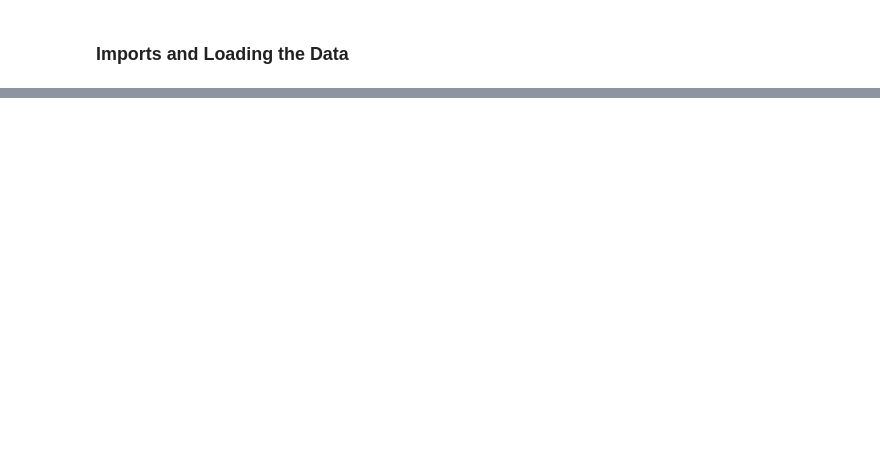
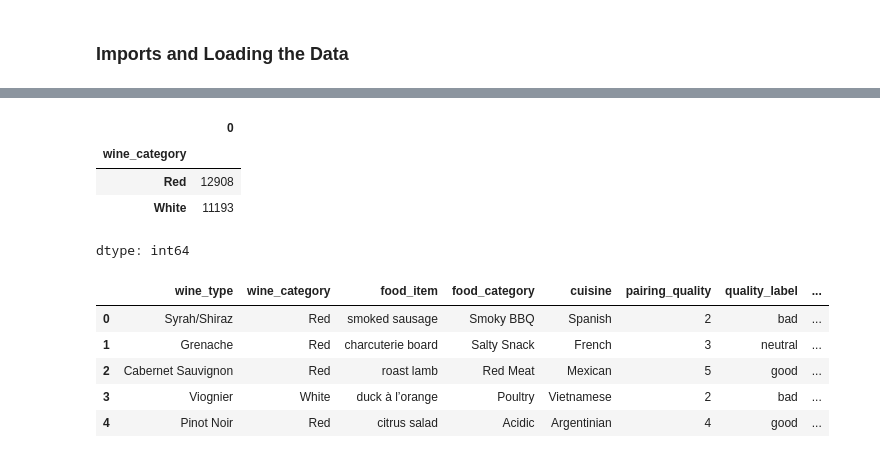
Before and after one commit to akjieettt/data-science-final-project, a Jupyter notebook: DataScienceProject.ipynb, the cells around one changed output, grey strips where cells are left out. Saved outputs shown, nothing was run; the diff lists cells and outputs as text; code cells hidden in the pictures; blank space fills up the shorter version.

```diff
--- a/DataScienceProject.ipynb
+++ b/DataScienceProject.ipynb
@@ -928,0 +240,33 @@ This suggests that chemistry alone provides meaningful—but incomplete—inform
+# %%
+# Drop the wine and food pairings that don't have a red or white wine
+df_pairing = df_pairing[df_pairing['wine_category'].isin(['Red', 'White'])]
+df_pairing.reset_index(drop=True, inplace=True)
+
+display(df_pairing.groupby('wine_category').size())
+
+# Make sure pairing_quality is numeric (int or float)
+df_pairing['pairing_quality'] = pd.to_numeric(df_pairing['pairing_quality'])
+
+quality_to_label = {
+    1: 'bad',
+    2: 'bad',
+    3: 'neutral',
+    4: 'good',
+    5: 'good'
+}
+
+df_pairing['quality_label'] = df_pairing['pairing_quality'].map(quality_to_label)
+
+display(df_pairing.head())
+# %% [output]
+|  | 0 |
+| wine_category |  |
+| Red | 12908 |
+| White | 11193 |
+dtype: int64
+|  | wine_type | wine_category | food_item | food_category | cuisine | pairing_quality | quality_label | ... |
+| 0 | Syrah/Shiraz | Red | smoked sausage | Smoky BBQ | Spanish | 2 | bad | ... |
+| 1 | Grenache | Red | charcuterie board | Salty Snack | French | 3 | neutral | ... |
+| 2 | Cabernet Sauvignon | Red | roast lamb | Red Meat | Mexican | 5 | good | ... |
+| 3 | Viognier | White | duck à l’orange | Poultry | Vietnamese | 2 | bad | ... |
+| 4 | Pinot Noir | Red | citrus salad | Acidic | Argentinian | 4 | good | ... |
```
Also changed, not shown: parts of 82 cells of this notebook.
